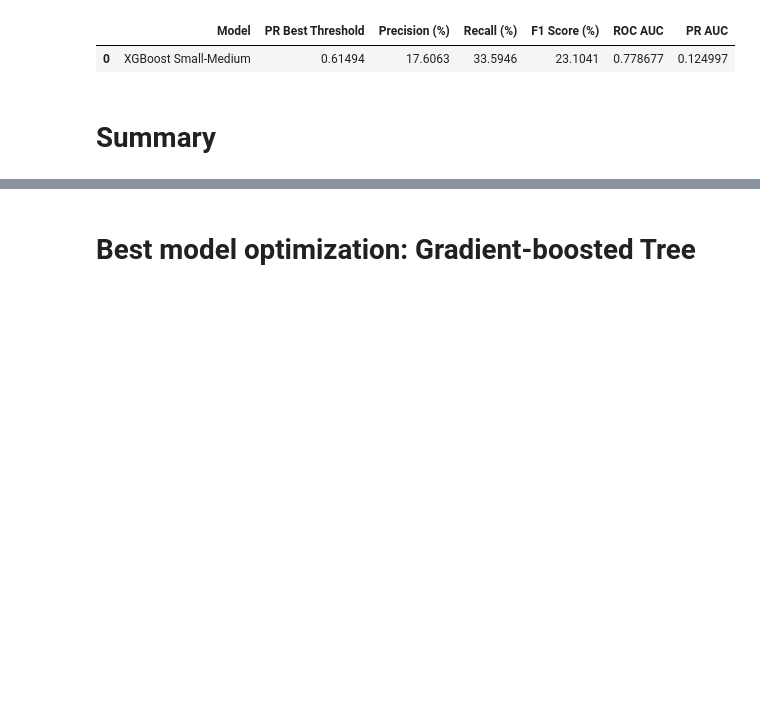
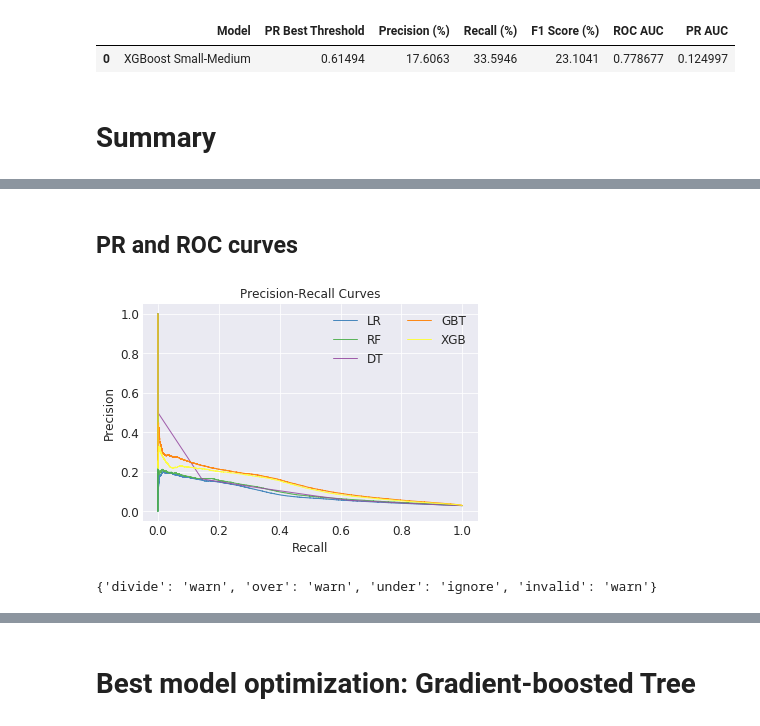
Before and after one commit to ViDurand/ChurnPrediction_EnergyCompany, a Jupyter notebook: src/AD_ChurnPrediction_Modeling_Small_Medium.ipynb, the cells around one changed output, grey strips where cells are left out. Drawn from its saved outputs; the diff is of its cells as text; code cells hidden in the pictures; blank space fills up the shorter version.

```diff
--- a/src/AD_ChurnPrediction_Modeling_Small_Medium.ipynb
+++ b/src/AD_ChurnPrediction_Modeling_Small_Medium.ipynb
@@ -1364,3 +1370,51 @@ display(pd.DataFrame.from_dict(metrics_perc_dict_pr_th_small_medium, orient='ind
 | 2 | Decision Tree Small-Medium | 0.792024 | 12.4502 | 31.1264 | 17.7862 | 0.7147 | 0.0914786 |
 | 3 | Gradient-boosted Tree Small-Medium | 0.774121 | 18.1347 | 35.2823 | 23.9562 | 0.794414 | 0.138775 |
 | 4 | XGBoost Small-Medium | 0.61494 | 17.6063 | 33.5946 | 23.1041 | 0.778677 | 0.124997 |
+# %% [markdown]
+## PR and ROC curves
+# %%
+np.seterr(divide='ignore', invalid='ignore')
+
+label_cols = ['label', 'label', 'label', 'label', 'val_churn_2_months']
+churn_proba_cols = ['churn_probability', 'churn_probability', 'churn_probability', 'churn_probability', 'prediction']
+predictions_dfs = [results_lr_small_medium, results_rf_small_medium, results_dt_small_medium, results_gbt_small_medium, results_xgb_small_medium]
+labels = ['LR', 'RF', 'DT', 'GBT', 'XGB']
+# %%
+# style
+plt.style.use('seaborn-darkgrid')
+
+# create a color palette
+palette = plt.get_cmap('Set1')
+
+# multiple line plot
+for i in range(len(predictions_dfs)):
+    predictions_df = predictions_dfs[i]
+    label_col = label_cols[i]
+    churn_proba_col = churn_proba_cols[i]
+
+    y = predictions_df[label_col]
+    y_hat = predictions_df[churn_proba_col]
+
+    # calculate inputs for the PR curve
+    precision, recall, thresholds = precision_recall_curve(y, y_hat)
+
+    # plot PR curve
+    plt.plot(recall, precision, marker='', color=palette(i+1), linewidth=1, alpha=0.9, label=labels[i])
+
+# Add legend
+plt.legend(loc=1, ncol=2)
+
+# Add titles
+plt.title("Precision-Recall Curves", loc='center', fontsize=12)
+plt.xlabel("Recall")
+plt.ylabel("Precision")
+#plt.figure(figsize=(30, 25))
+
+# show the plot
+plt.show()
+plt.close()
+
+np.seterr(divide='warn', invalid='warn')
+# %% [output]
+[figure, added]
+{'divide': 'warn', 'over': 'warn', 'under': 'ignore', 'invalid': 'warn'}
```
Also changed, not shown: parts of 10 cells of this notebook, 16 other files.
